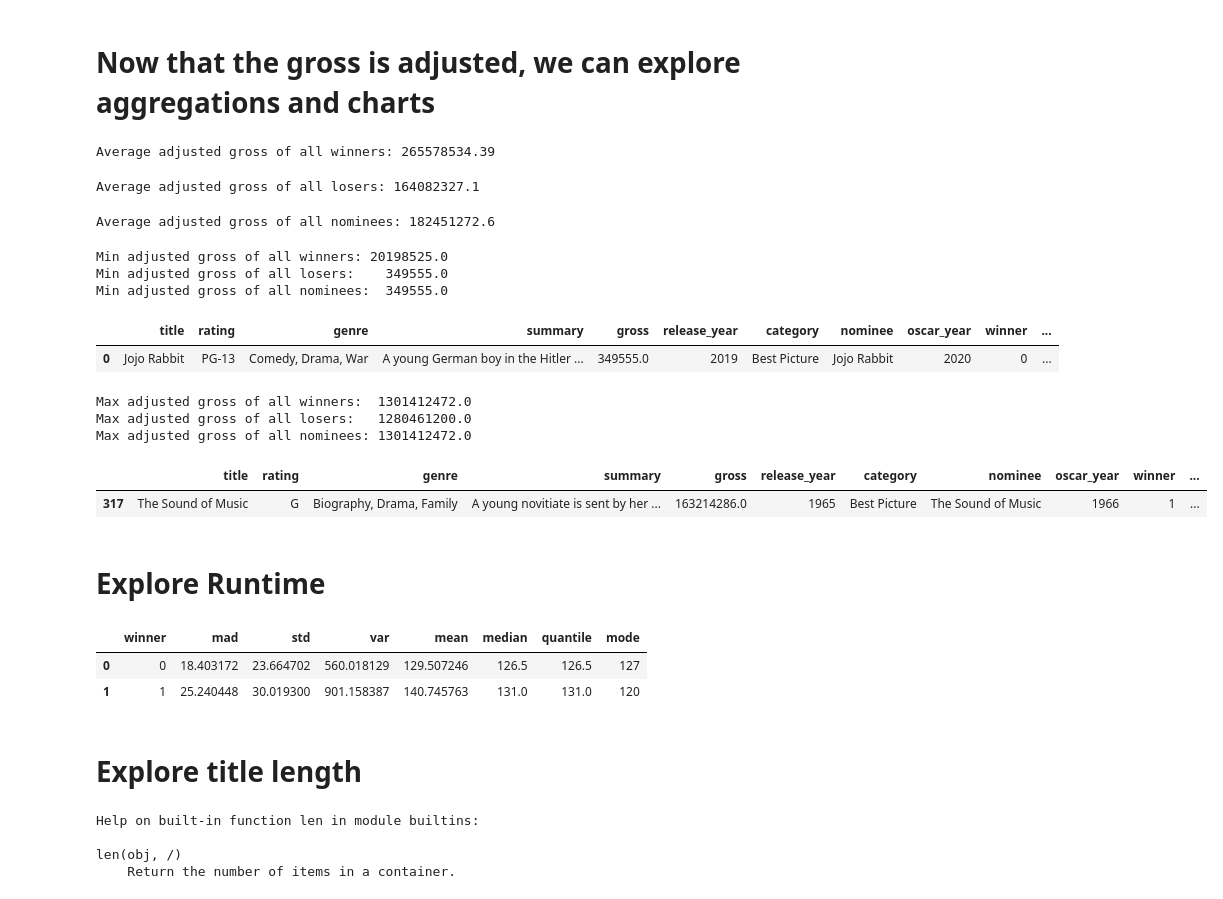
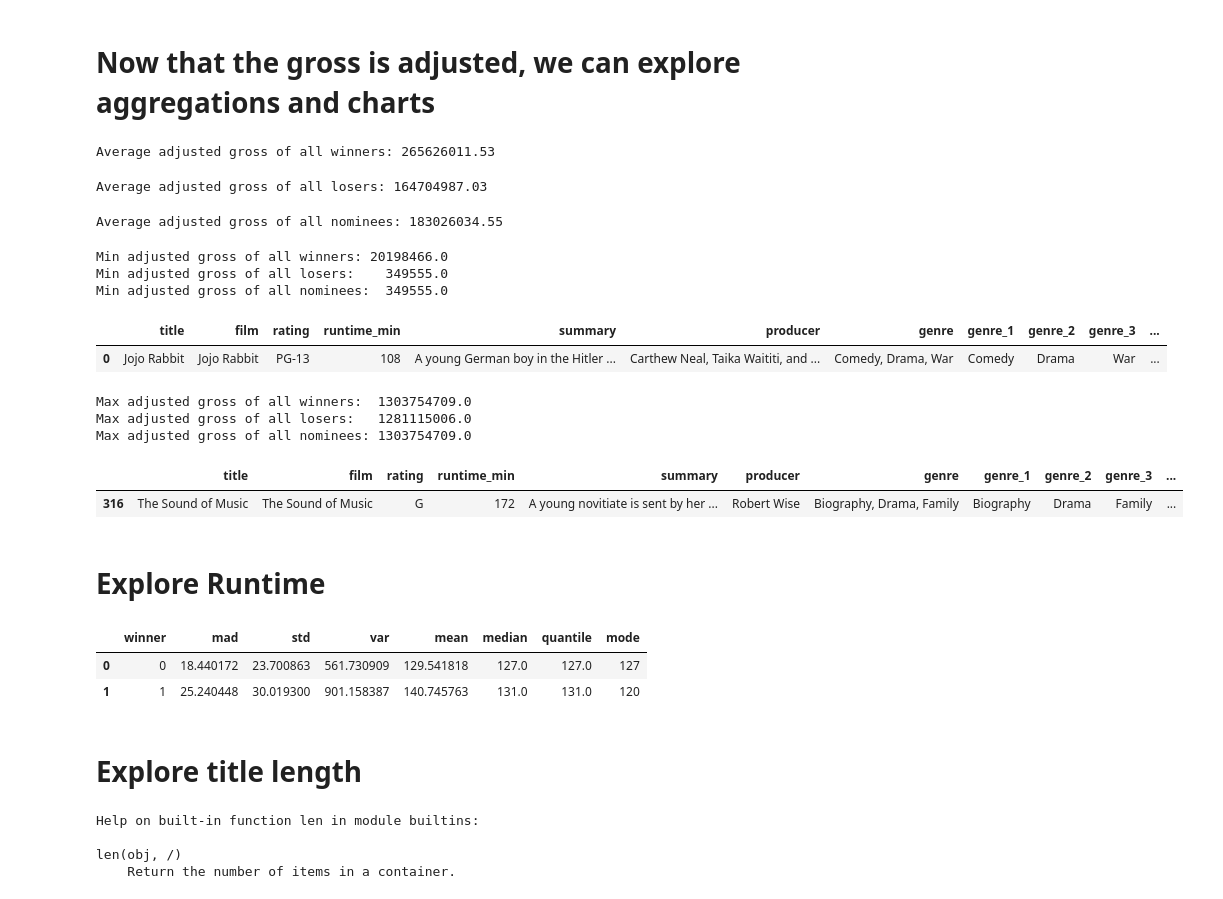
Before and after one commit to zoeteets/capstone, a Jupyter notebook: financial adjusted & explored.ipynb, the cells around one changed output. Drawn from its saved outputs; the diff is of its cells as text; code cells hidden in the pictures.

```diff
--- a/financial adjusted & explored.ipynb
+++ b/financial adjusted & explored.ipynb
@@ -50,6 +51,6 @@ memory usage: 36.8+ KB
 # %%
 #join tables on year - Gross revenue is totalled in oscar year (not release year)
-normalized = pd.merge(bp_full_df, cpi, left_on= 'oscar_year', right_on ='Year', how='outer')
+adjusted = pd.merge(bp_full_df, cpi, left_on= 'oscar_year', right_on ='year', how='outer')
 
-normalized.head()
+adjusted.head()
 # %% [output]
@@ -62,5 +63,5 @@ normalized.head()
 # %%
 #give 2020 cpi a column for future calculations
-normalized['cpi_2020'] = 258.811167
-normalized.tail()
+adjusted['cpi_2020'] = 258.811
+adjusted.tail()
 # %% [output]
@@ -72,0 +74,5 @@ normalized.tail()
+# %%
+#reorganize columns for readability & easy data validation
+adjusted = adjusted.reindex(columns=['title', 'film', 'rating', 'runtime_min', 'summary', 'producer', 'genre', 'genre_1', 'genre_2', 'genre_3', 'release_year', 'oscar_year', 'year', 'category', 'winner', 'year', 'gross', 'annual', 'cpi_2020'])
+adjusted = adjusted.rename(columns={'year':'cpi_year', 'annual':'annual_cpi', 'category':'oscar_category'})
+adjusted
@@ -78,5 +98,5 @@ normalized.tail()
 # %%
-normalized['adjusted_gross'] = round((normalized['gross']*normalized['cpi_2020'])/normalized['avg_cpi'], 0)
+adjusted['adjusted_gross'] = round((adjusted['gross']*adjusted['cpi_2020'])/adjusted['annual_cpi'], 0)
 # %%
 normalized
 # %% [output]
@@ -97,63 +117,63 @@ normalized
 # Now that the gross is adjusted, we can explore aggregations and charts
 # %%
 #avg adjusted gross of all winners = 265 M
-print('Average adjusted gross of all winners:', round(normalized.query('winner ==1')['adjusted_gross'].mean(), 2))
+print('Average adjusted gross of all winners:', round(adjusted.query('winner ==1')['adjusted_gross'].mean(), 2))
 # %% [output]
-Average adjusted gross of all winners: 265578534.39
+Average adjusted gross of all winners: 265626011.53
 # %%
 #avg adjusted gross of all losers = 164 M
-print('Average adjusted gross of all losers:', round(normalized.query('winner == 0')['adjusted_gross'].mean(), 2))
+print('Average adjusted gross of all losers:', round(adjusted.query('winner == 0')['adjusted_gross'].mean(), 2))
 # %% [output]
-Average adjusted gross of all losers: 164082327.1
+Average adjusted gross of all losers: 164704987.03
 # %%
 #avg adjusted gross of all nominees - 182 M
-print('Average adjusted gross of all nominees:', round(normalized['adjusted_gross'].mean(), 2))
+print('Average adjusted gross of all nominees:', round(adjusted['adjusted_gross'].mean(), 2))
 # %% [output]
-Average adjusted gross of all nominees: 182451272.6
+Average adjusted gross of all nominees: 183026034.55
 # %%
 #same with min
-print('Min adjusted gross of all winners:', round(normalized.query('winner==1')['adjusted_gross'].min(), 2))
-print('Min adjusted gross of all losers:   ', round(normalized.query('winner == 0')['adjusted_gross'].min(), 2))
-print('Min adjusted gross of all nominees: ', round(normalized['adjusted_gross'].min(), 2))
+print('Min adjusted gross of all winners:', round(adjusted.query('winner==1')['adjusted_gross'].min(), 2))
+print('Min adjusted gross of all losers:   ', round(adjusted.query('winner == 0')['adjusted_gross'].min(), 2))
+print('Min adjusted gross of all nominees: ', round(adjusted['adjusted_gross'].min(), 2))
 # %% [output]
-Min adjusted gross of all winners: 20198525.0
+Min adjusted gross of all winners: 20198466.0
 Min adjusted gross of all losers:    349555.0
 Min adjusted gross of all nominees:  349555.0
 # %%
 #who was that? ^^ Jojo Rabbit
-normalized.sort_values('adjusted_gross').head(1)
+adjusted.sort_values('adjusted_gross').head(1)
 # %% [output]
-|  | title | rating | genre | summary | gross | release_year | category | nominee | oscar_year | winner | ... |
-| 0 | Jojo Rabbit | PG-13 | Comedy, Drama, War | A young German boy in the Hitler ... | 349555.0 | 2019 | Best Picture | Jojo Rabbit | 2020 | 0 | ... |
+|  | title | film | rating | runtime_min | summary | producer | genre | genre_1 | genre_2 | genre_3 | ... |
+| 0 | Jojo Rabbit | Jojo Rabbit | PG-13 | 108 | A young German boy in the Hitler ... | Carthew Neal, Taika Waititi, and ... | Comedy, Drama, War | Comedy | Drama | War | ... |
 # %%
 #same with max
-print('Max adjusted gross of all winners: ', round(normalized.query('winner==1')['adjusted_gross'].max(), 2))
-print('Max adjusted gross of all losers:  ', round(normalized.query('winner == 0')['adjusted_gross'].max(), 2))
-print('Max adjusted gross of all nominees:', round(normalized['adjusted_gross'].max(), 2))
+print('Max adjusted gross of all winners: ', round(adjusted.query('winner==1')['adjusted_gross'].max(), 2))
+print('Max adjusted gross of all losers:  ', round(adjusted.query('winner == 0')['adjusted_gross'].max(), 2))
+print('Max adjusted gross of all nominees:', round(adjusted['adjusted_gross'].max(), 2))
 # %% [output]
-Max adjusted gross of all winners:  1301412472.0
-Max adjusted gross of all losers:   1280461200.0
-Max adjusted gross of all nominees: 1301412472.0
+Max adjusted gross of all winners:  1303754709.0
+Max adjusted gross of all losers:   1281115006.0
+Max adjusted gross of all nominees: 1303754709.0
 # %%
-#who has the highest adjusted gross of all best picture nominees?
-normalized.sort_values('adjusted_gross', ascending=False).head(1)
+#who has the highest adjusted gross of all best picture nominees? 1.3 B
+adjusted.sort_values('adjusted_gross', ascending=False).head(1)
 # %% [output]
-|  | title | rating | genre | summary | gross | release_year | category | nominee | oscar_year | winner | ... |
-| 317 | The Sound of Music | G | Biography, Drama, Family | A young novitiate is sent by her ... | 163214286.0 | 1965 | Best Picture | The Sound of Music | 1966 | 1 | ... |
+|  | title | film | rating | runtime_min | summary | producer | genre | genre_1 | genre_2 | genre_3 | ... |
+| 316 | The Sound of Music | The Sound of Music | G | 172 | A young novitiate is sent by her ... | Robert Wise | Biography, Drama, Family | Biography | Drama | Family | ... |
-# %% [markdown]
-# Explore Runtime
+# %% [markdown]
+# Explore Runtime
 # %%
 aggfuncs = ['mad', 'std', 'var', 'mean', 'median', 'quantile', pd.Series.mode]
-mini_runtime_stats = normalized.groupby('winner')['runtime_min'].agg(aggfuncs).reset_index()
+mini_runtime_stats = adjusted.groupby('winner')['runtime_min'].agg(aggfuncs).reset_index()
 mini_runtime_stats
 # %% [output]
 |  | winner | mad | std | var | mean | median | quantile | mode |
-| 0 | 0 | 18.403172 | 23.664702 | 560.018129 | 129.507246 | 126.5 | 126.5 | 127 |
+| 0 | 0 | 18.440172 | 23.700863 | 561.730909 | 129.541818 | 127.0 | 127.0 | 127 |
 | 1 | 1 | 25.240448 | 30.019300 | 901.158387 | 140.745763 | 131.0 | 131.0 | 120 |
 # %%
 #winners have longer runtimes? ^^
-# %% [markdown]
-# Explore title length
+# %% [markdown]
+# Explore title length
 # %%
 help(len)
 # %% [output]
```
Also changed, not shown: parts of 39 cells of this notebook.
